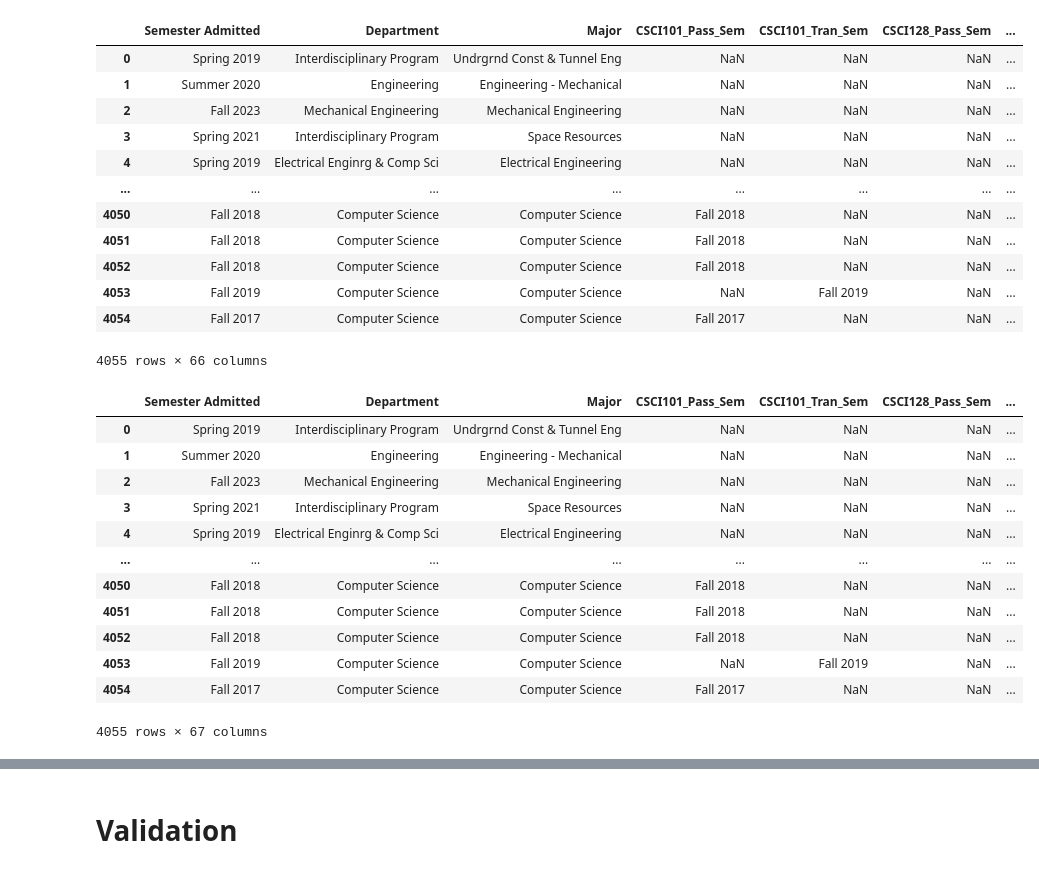
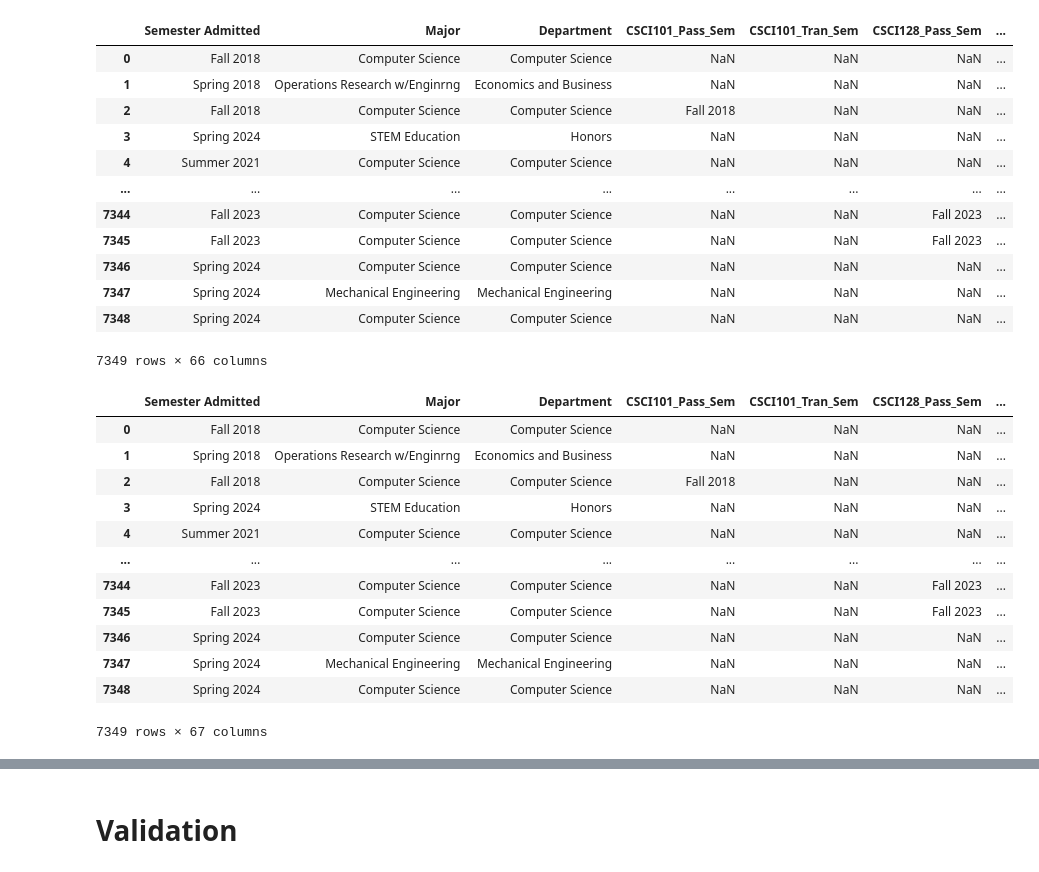
Before and after one commit to ifrycolorado/Enrollment_Project, a Jupyter notebook: src/pivot.ipynb, the cells around one changed output, grey strips where cells are left out. Saved outputs shown, nothing was run; the diff lists cells and outputs as text; code cells hidden in the pictures.

```diff
--- a/src/pivot.ipynb
+++ b/src/pivot.ipynb
@@ -3,9 +3,9 @@ import pandas as pd
 import numpy as np
 from matplotlib import pyplot as plt
 # %%
-read_location = "../data/CSCurriculumFull.csv"
-pivot_save_location = "../data/pivot_CSCurriculumFull.csv"
-log_save_location = "../data/log_CSCurriculumFull.csv"
+read_location = "../data/CSCourseEnrollmentFinal.csv"
+pivot_save_location = "../data/pivot_CSCurriculumFinal.csv"
+log_save_location = "../data/log_CSCurriculumFinal.csv"
 # %%
 df = pd.read_csv(read_location)
 # %%
@@ -13,19 +13,19 @@ df = pd.read_csv(read_location)
 df['id'] = range(1, len(df) + 1)
 df
 # %% [output]
-|  | Semester Admitted | Department | Major | CSCI101_Pass_Sem | CSCI101_Tran_Sem | CSCI128_Pass_Sem | ... |
-| 0 | Spring 2019 | Interdisciplinary Program | Undrgrnd Const & Tunnel Eng | NaN | NaN | NaN | ... |
-| 1 | Summer 2020 | Engineering | Engineering - Mechanical | NaN | NaN | NaN | ... |
-| 2 | Fall 2023 | Mechanical Engineering | Mechanical Engineering | NaN | NaN | NaN | ... |
-| 3 | Spring 2021 | Interdisciplinary Program | Space Resources | NaN | NaN | NaN | ... |
-| 4 | Spring 2019 | Electrical Enginrg & Comp Sci | Electrical Engineering | NaN | NaN | NaN | ... |
+|  | Semester Admitted | Major | Department | CSCI101_Pass_Sem | CSCI101_Tran_Sem | CSCI128_Pass_Sem | ... |
+| 0 | Fall 2018 | Computer Science | Computer Science | NaN | NaN | NaN | ... |
+| 1 | Spring 2018 | Operations Research w/Enginrng | Economics and Business | NaN | NaN | NaN | ... |
+| 2 | Fall 2018 | Computer Science | Computer Science | Fall 2018 | NaN | NaN | ... |
+| 3 | Spring 2024 | STEM Education | Honors | NaN | NaN | NaN | ... |
+| 4 | Summer 2021 | Computer Science | Computer Science | NaN | NaN | NaN | ... |
 | ... | ... | ... | ... | ... | ... | ... | ... |
-| 4050 | Fall 2018 | Computer Science | Computer Science | Fall 2018 | NaN | NaN | ... |
-| 4051 | Fall 2018 | Computer Science | Computer Science | Fall 2018 | NaN | NaN | ... |
-| 4052 | Fall 2018 | Computer Science | Computer Science | Fall 2018 | NaN | NaN | ... |
-| 4053 | Fall 2019 | Computer Science | Computer Science | NaN | Fall 2019 | NaN | ... |
-| 4054 | Fall 2017 | Computer Science | Computer Science | Fall 2017 | NaN | NaN | ... |
+| 7344 | Fall 2023 | Computer Science | Computer Science | NaN | NaN | Fall 2023 | ... |
+| 7345 | Fall 2023 | Computer Science | Computer Science | NaN | NaN | Fall 2023 | ... |
+| 7346 | Spring 2024 | Computer Science | Computer Science | NaN | NaN | NaN | ... |
+| 7347 | Spring 2024 | Mechanical Engineering | Mechanical Engineering | NaN | NaN | NaN | ... |
+| 7348 | Spring 2024 | Computer Science | Computer Science | NaN | NaN | NaN | ... |
-4055 rows × 66 columns
+7349 rows × 66 columns
 # %%
 # Updated function to handle both abbreviation and full name patterns
 def update_majors_and_specialties(row):
@@ -72,26 +72,29 @@ def update_majors_and_specialties(row):
     return row
 # %%
 df['Specialty'] = "N/A"
+# Major and Department as string
+df['Major'] = df['Major'].astype(str)
+df['Department'] = df['Department'].astype(str)
 df = df.apply(update_majors_and_specialties, axis=1)
 display(df)
 
 # output value counts of Major Specialty to a text file
 with open('../other/major_specialty_count_id.txt', 'w') as f:
     f.write(df[['Major', 'Specialty', 'Department']].value_counts().to_string())
 # %% [output]
-|  | Semester Admitted | Department | Major | CSCI101_Pass_Sem | CSCI101_Tran_Sem | CSCI128_Pass_Sem | ... |
-| 0 | Spring 2019 | Interdisciplinary Program | Undrgrnd Const & Tunnel Eng | NaN | NaN | NaN | ... |
-| 1 | Summer 2020 | Engineering | Engineering - Mechanical | NaN | NaN | NaN | ... |
-| 2 | Fall 2023 | Mechanical Engineering | Mechanical Engineering | NaN | NaN | NaN | ... |
-| 3 | Spring 2021 | Interdisciplinary Program | Space Resources | NaN | NaN | NaN | ... |
-| 4 | Spring 2019 | Electrical Enginrg & Comp Sci | Electrical Engineering | NaN | NaN | NaN | ... |
+|  | Semester Admitted | Major | Department | CSCI101_Pass_Sem | CSCI101_Tran_Sem | CSCI128_Pass_Sem | ... |
+| 0 | Fall 2018 | Computer Science | Computer Science | NaN | NaN | NaN | ... |
+| 1 | Spring 2018 | Operations Research w/Enginrng | Economics and Business | NaN | NaN | NaN | ... |
+| 2 | Fall 2018 | Computer Science | Computer Science | Fall 2018 | NaN | NaN | ... |
+| 3 | Spring 2024 | STEM Education | Honors | NaN | NaN | NaN | ... |
+| 4 | Summer 2021 | Computer Science | Computer Science | NaN | NaN | NaN | ... |
 | ... | ... | ... | ... | ... | ... | ... | ... |
-| 4050 | Fall 2018 | Computer Science | Computer Science | Fall 2018 | NaN | NaN | ... |
-| 4051 | Fall 2018 | Computer Science | Computer Science | Fall 2018 | NaN | NaN | ... |
-| 4052 | Fall 2018 | Computer Science | Computer Science | Fall 2018 | NaN | NaN | ... |
-| 4053 | Fall 2019 | Computer Science | Computer Science | NaN | Fall 2019 | NaN | ... |
-| 4054 | Fall 2017 | Computer Science | Computer Science | Fall 2017 | NaN | NaN | ... |
+| 7344 | Fall 2023 | Computer Science | Computer Science | NaN | NaN | Fall 2023 | ... |
+| 7345 | Fall 2023 | Computer Science | Computer Science | NaN | NaN | Fall 2023 | ... |
+| 7346 | Spring 2024 | Computer Science | Computer Science | NaN | NaN | NaN | ... |
+| 7347 | Spring 2024 | Mechanical Engineering | Mechanical Engineering | NaN | NaN | NaN | ... |
+| 7348 | Spring 2024 | Computer Science | Computer Science | NaN | NaN | NaN | ... |
-4055 rows × 67 columns
+7349 rows × 67 columns
 # %%
 # pivot table from wide to long
 melted_df = pd.melt(df, id_vars=['Semester Admitted', 'Department', 'Major', 'id', 'Specialty'], var_name='Class_Semester', value_name='Taken')
```
Also changed, not shown: parts of 2 cells of this notebook, 10 other files.
